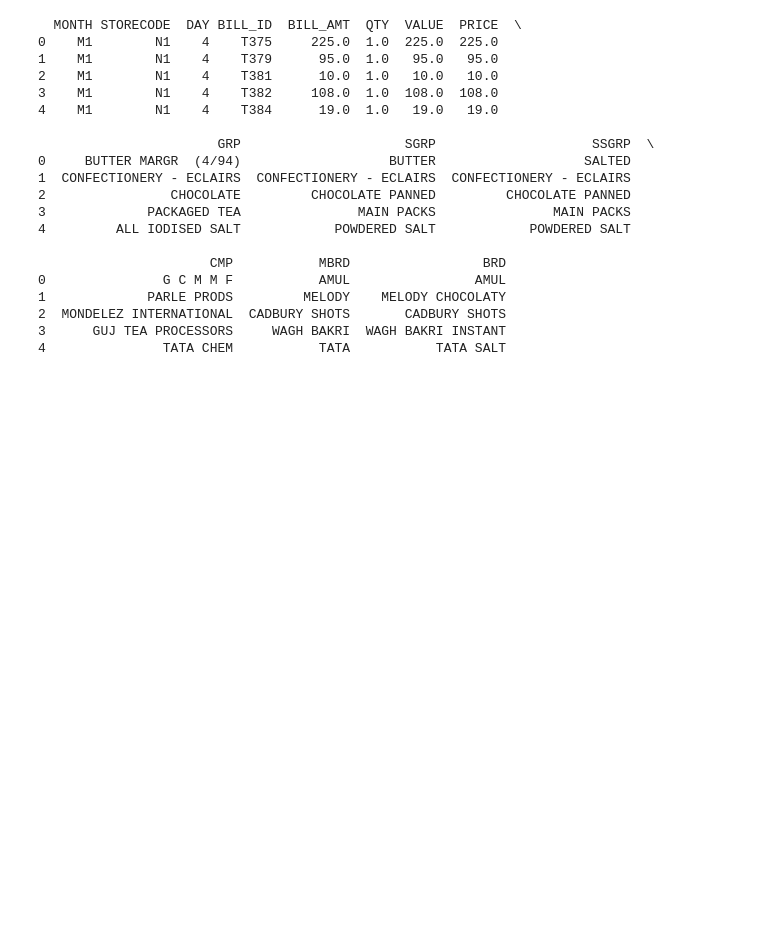
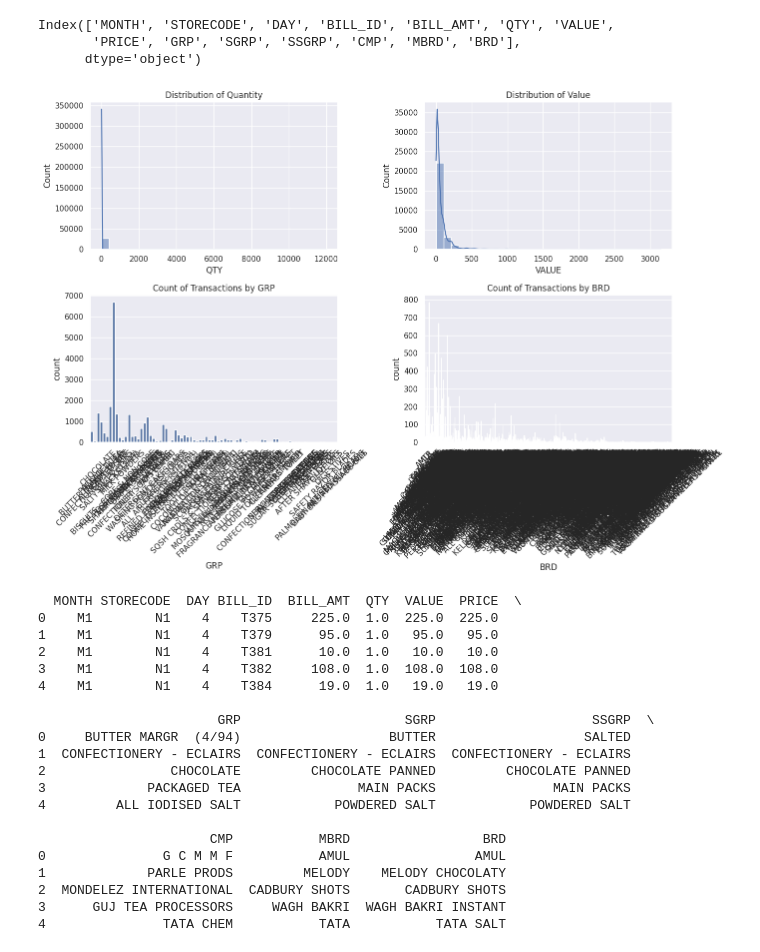
Before and after one commit to priyankav-27/CVIP_DATASCIENCE_phase1task, a Jupyter notebook: custbehaviour.ipynb, the cells around one changed output. Saved outputs shown, nothing was run; the diff lists cells and outputs as text; code cells hidden in the pictures; blank space fills up the shorter version.

```diff
--- a/custbehaviour.ipynb
+++ b/custbehaviour.ipynb
@@ -17,3 +59,44 @@ transaction_data = pd.read_csv('/content/drive/My Drive/archive (1)/Hackathon_Wo
+# %%
+print(transaction_data.columns)
+# %% [output]
+Index(['MONTH', 'STORECODE', 'DAY', 'BILL_ID', 'BILL_AMT', 'QTY', 'VALUE',
+       'PRICE', 'GRP', 'SGRP', 'SSGRP', 'CMP', 'MBRD', 'BRD'],
+      dtype='object')
+# %%
+import matplotlib.pyplot as plt
+import seaborn as sns
+
+# Set the style of seaborn to 'darkgrid'
+sns.set(style="darkgrid")
+
+# Create subplots for visualizations
+fig, axes = plt.subplots(nrows=2, ncols=2, figsize=(14, 10))
+
+# Plot histogram for 'QTY' column
+sns.histplot(data=transaction_data, x='QTY', bins=30, kde=True, ax=axes[0, 0])
+axes[0, 0].set_title('Distribution of Quantity')
+
+# Plot histogram for 'VALUE' column
+sns.histplot(data=transaction_data, x='VALUE', bins=30, kde=True, ax=axes[0, 1])
+axes[0, 1].set_title('Distribution of Value')
+
+# Plot bar plot for 'GRP' column
+sns.countplot(data=transaction_data, x='GRP', ax=axes[1, 0])
+axes[1, 0].set_title('Count of Transactions by GRP')
+axes[1, 0].tick_params(axis='x', rotation=45)
+
+# Plot bar plot for 'BRD' column
+sns.countplot(data=transaction_data, x='BRD', ax=axes[1, 1])
+axes[1, 1].set_title('Count of Transactions by BRD')
+axes[1, 1].tick_params(axis='x', rotation=45)
+
+# Adjust layout
+plt.tight_layout()
+
+# Show plots
+plt.show()
+# %% [output]
+[figure, added]
 # %%
 # Print the first few rows of the dataset
 print(transaction_data.head())
```
Also changed, not shown: parts of 4 cells of this notebook.
